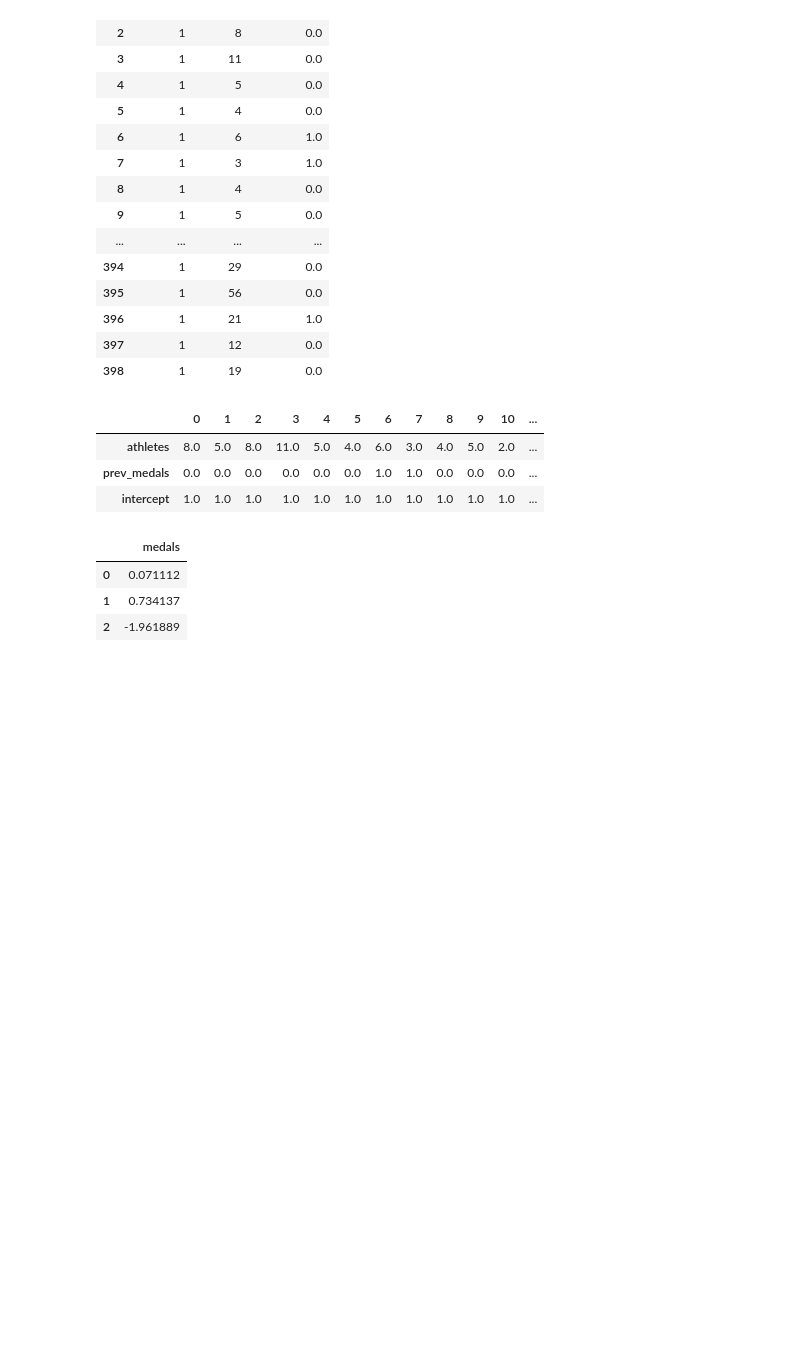
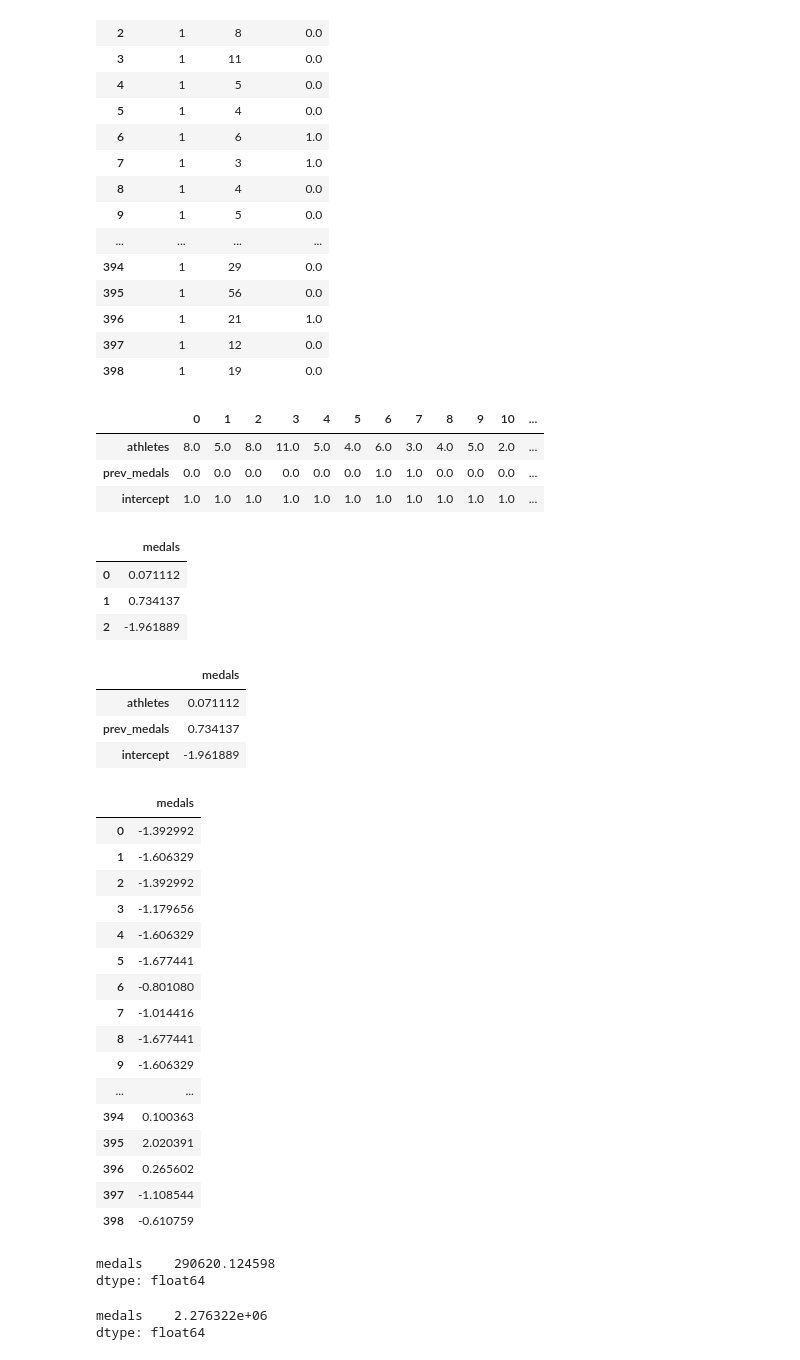
Before and after one commit to KeneanDita/LineWise, a Jupyter notebook: LineWise.ipynb, the cells around one changed output. Saved outputs shown, nothing was run; the diff lists cells and outputs as text; code cells hidden in the pictures; blank space fills up the shorter version.

```diff
--- a/LineWise.ipynb
+++ b/LineWise.ipynb
@@ -90,3 +90,34 @@ B
 | 0 | 0.071112 |
 | 1 | 0.734137 |
 | 2 | -1.961889 |
+# %%
+B.index = X.columns
+# %%
+B
+# %% [output]
+|  | medals |
+| athletes | 0.071112 |
+| prev_medals | 0.734137 |
+| intercept | -1.961889 |
+# %%
+Predictions = X @ B
+# %%
+Predictions
+# %% [output]
+|  | medals |
+| 0 | -1.392992 |
+| 1 | -1.606329 |
+| 2 | -1.392992 |
+| 3 | -1.179656 |
+| 4 | -1.606329 |
+| 5 | -1.677441 |
+| 6 | -0.801080 |
+| 7 | -1.014416 |
+| 8 | -1.677441 |
+| 9 | -1.606329 |
+| ... | ... |
+| 394 | 0.100363 |
+| 395 | 2.020391 |
+| 396 | 0.265602 |
+| 397 | -1.108544 |
+| 398 | -0.610759 |
@@ -92,0 +128,10 @@ B
+# %%
+SSR
+# %% [output]
+medals    290620.124598
+dtype: float64
+# %%
+SST
+# %% [output]
+medals    2.276322e+06
+dtype: float64
```
Also changed, not shown: parts of 2 cells of this notebook.
